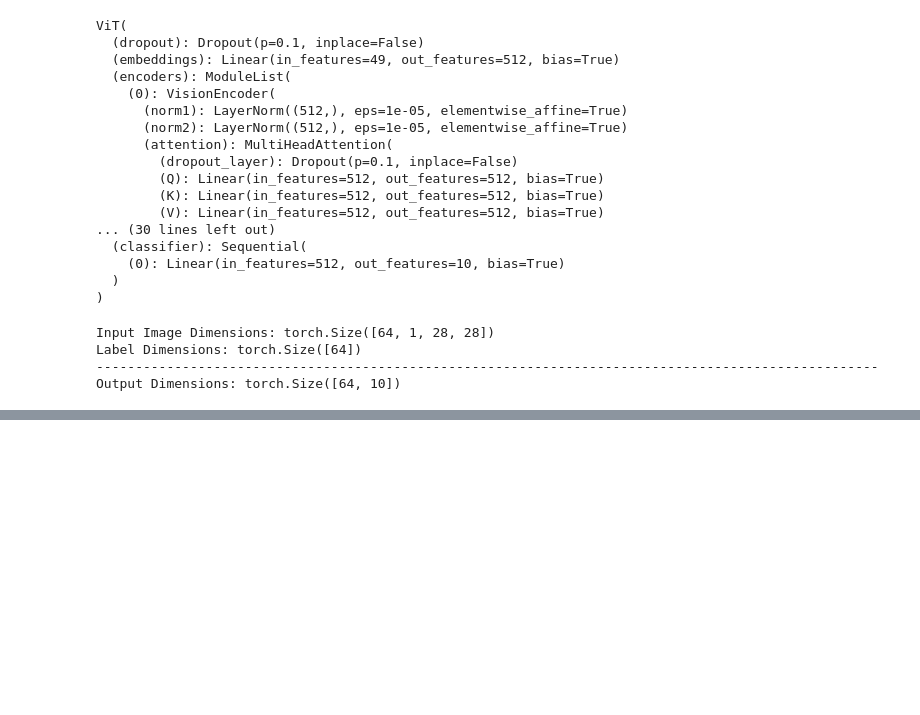
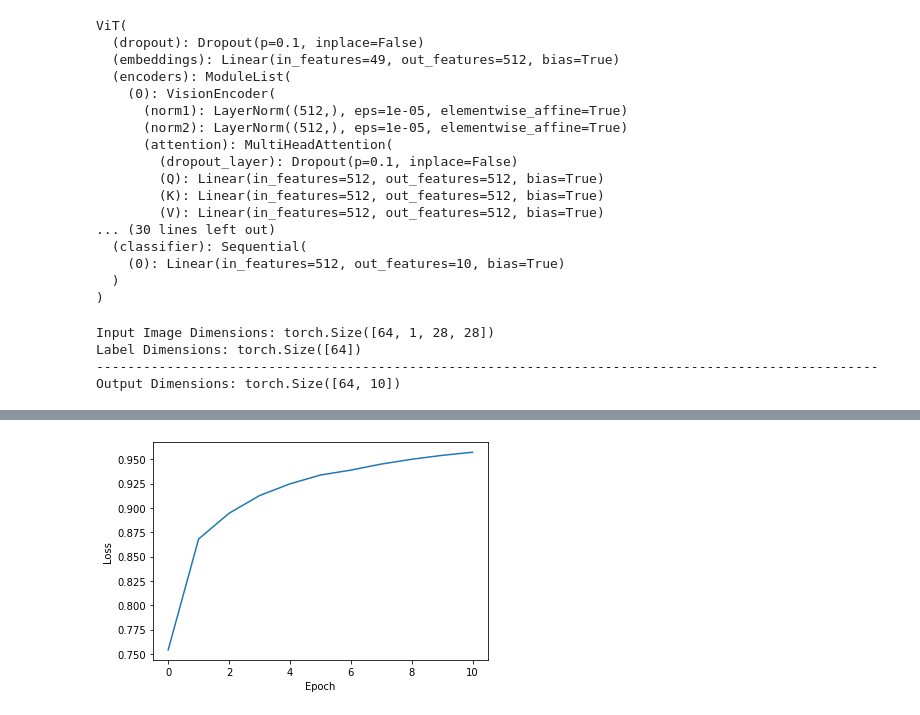
Before and after one commit to UdbhavPrasad072300/Transformer-Implementations, a Jupyter notebook: Multi-class Image Classification with Vision Transformers.ipynb, the cells around one changed output, grey strips where cells are left out. Drawn from its saved outputs; the diff is of its cells as text; code cells hidden in the pictures; blank space fills up the shorter version.

```diff
--- a/Multi-class Image Classification with Vision Transformers.ipynb
+++ b/Multi-class Image Classification with Vision Transformers.ipynb
@@ -123,7 +123,7 @@ class ViT(nn.Module):
 
         x = x[:, 0, :]
 
-        x = self.classifier(self.norm(x))
+        x = F.log_softmax(self.classifier(self.norm(x)), dim=-1)
 
         return x
 # %%
@@ -176,21 +176,5 @@ Label Dimensions: torch.Size([64])
 ----------------------------------------------------------------------------------------------------
 Output Dimensions: torch.Size([64, 10])
 # %%
-criterion = nn.CrossEntropyLoss()
+criterion = nn.NLLLoss()
 optimizer = torch.optim.Adam(params=model.parameters(), lr=LR)
-# %%
-for epoch in range(0, NUM_EPOCHES+1):
-
-    for img, label in trainloader():
-        img = img.to(device)
-        label = label.to(device)
-
-        out = model(img)
-        break
-
-    print("Hi")
-# %%
-for img, label in testloader:
-    img = img.to(device)
-    label = label.to(device)
-    break
@@ -196,0 +240,7 @@ for img, label in testloader:
+# %%
+plt.plot(loss_hist["train accuracy"])
+plt.xlabel("Epoch")
+plt.ylabel("Loss")
+plt.show()
+# %% [output]
+[figure, added]
```
Also changed, not shown: parts of 4 cells of this notebook.
